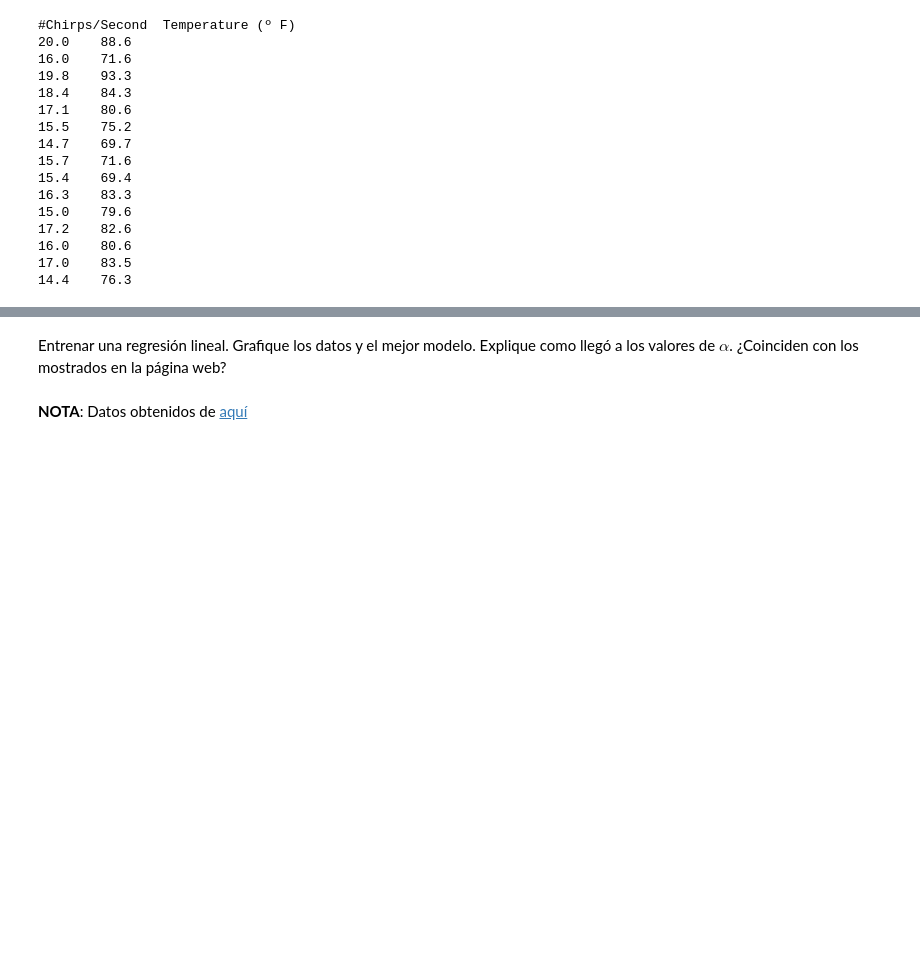
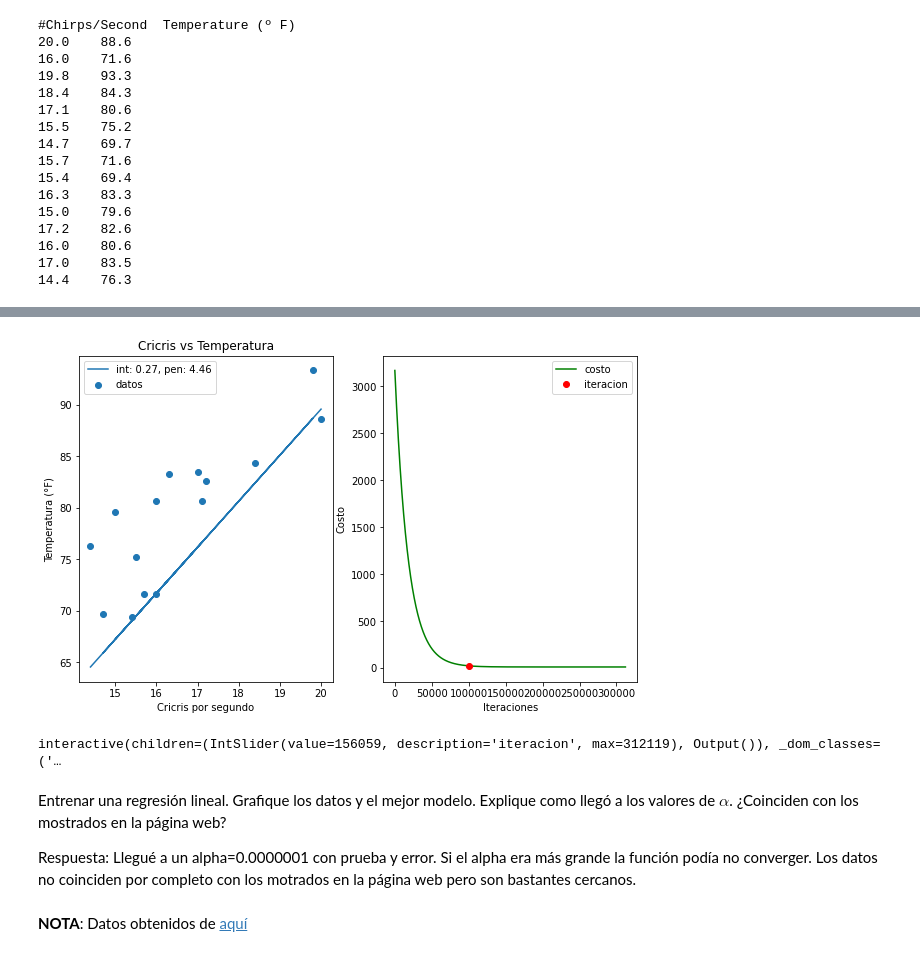
Before and after one commit to jesusigarmor/Matematicas-computacionales-fall2020, a Jupyter notebook: alumnos/RicardoMendezB/CurveFitting_tarea.ipynb, the cells around one changed output, grey strips where cells are left out. Saved outputs shown, nothing was run; the diff lists cells and outputs as text; code cells hidden in the pictures; blank space fills up the shorter version.

```diff
--- a/alumnos/RicardoMendezB/CurveFitting_tarea.ipynb
+++ b/alumnos/RicardoMendezB/CurveFitting_tarea.ipynb
@@ -52,5 +156,43 @@ B0= Symbol('B0')
+# %%
+def plotModelo(x,y,rl,iteracion):
+    modelo = lambda x,b,m: b + m*x # función para graficar el modelo
+
+    _beta = rl.historia['beta'][iteracion]
+
+    fig, ax = plt.subplots(1,2, figsize=(10,6))
+    ax[0].scatter(x,y, label="datos")
+    ax[0].plot(x, modelo(x, _beta[0], _beta[1]), label="int: %1.2f, pen: %1.2f" % (_beta[0], _beta[1]))
+    ax[0].set_title('Cricris vs Temperatura')
+    ax[0].set_ylabel('Temperatura (°F)')
+    ax[0].set_xlabel('Cricris por segundo')
+    ax[0].legend(loc="best")
+    #ax[0].set_xlim(0, max(x))
+    #ax[0].set_ylim(0, max(y))
+
+    costo  = rl.historia['costo']
+
+    iteraciones = [i for i in range(0, len(costo))]
+    ax[1].plot(iteraciones, costo, 'g', label="costo")
+    ax[1].plot(iteracion, costo[iteracion], 'or', label="iteracion")
+    ax[1].set_xlabel('Iteraciones')
+    ax[1].set_ylabel('Costo')
+    ax[1].legend(loc="best")
+# %%
+plotModelo(X,Y, r, 100000)
+# %% [output]
+[figure, added]
+# %%
+ultima_iteracion = (r.breaking_iteration - 1) if r.breaking_iteration else (r.max_iters - 1)
+
+interact(plotModelo, x=fixed(X), y=fixed(Y), rl=fixed(r), iteracion=(0,ultima_iteracion,1));
+# %% [output]
+interactive(children=(IntSlider(value=156059, description='iteracion', max=312119), Output()), _dom_classes=('…
 # %% [markdown]
 Entrenar una regresión lineal. Grafique los datos y el mejor modelo. Explique como llegó a los valores de $\alpha$. ¿Coinciden con los mostrados en la página web?
+
+Respuesta:
+Llegué a un alpha=0.0000001 con prueba y error. Si el alpha era más grande la función podía no converger.
+Los datos no coinciden por completo con los motrados en la página web pero son bastantes cercanos.
 # %% [markdown]
 
 **NOTA**: Datos obtenidos de [aquí](http://mathbits.com/MathBits/TISection/Statistics2/linearREAL.htm)
```
Also changed, not shown: parts of 19 cells of this notebook, 4 other files.
